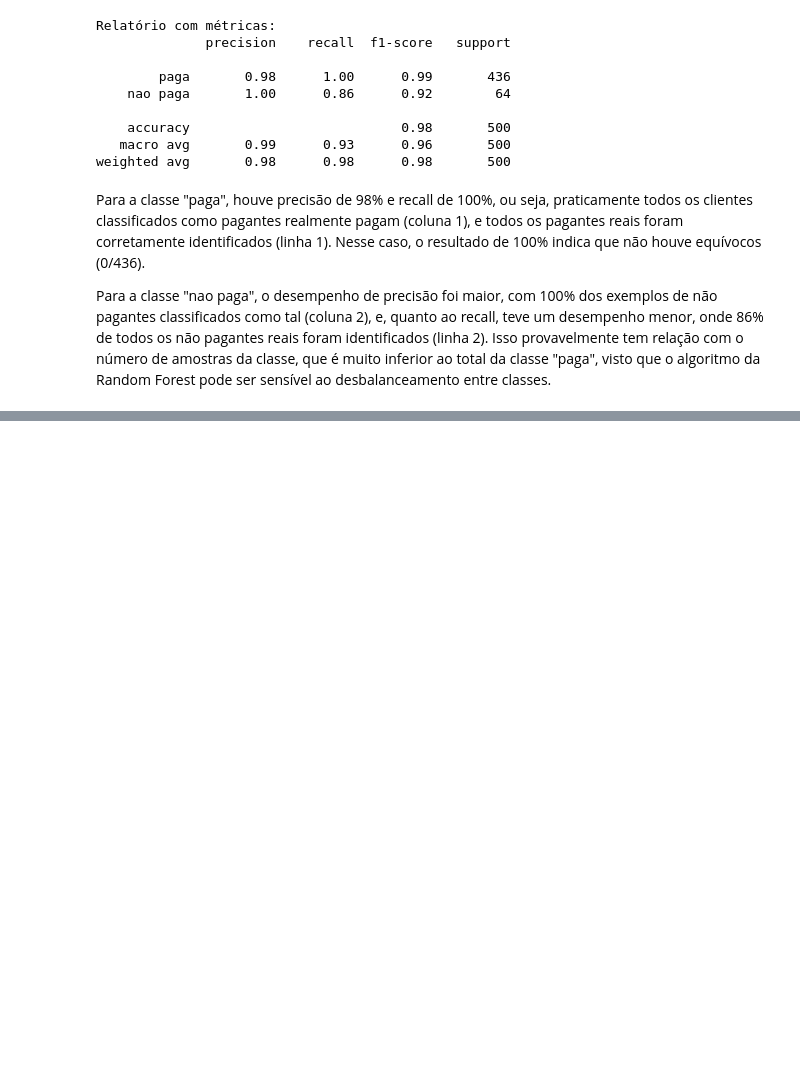
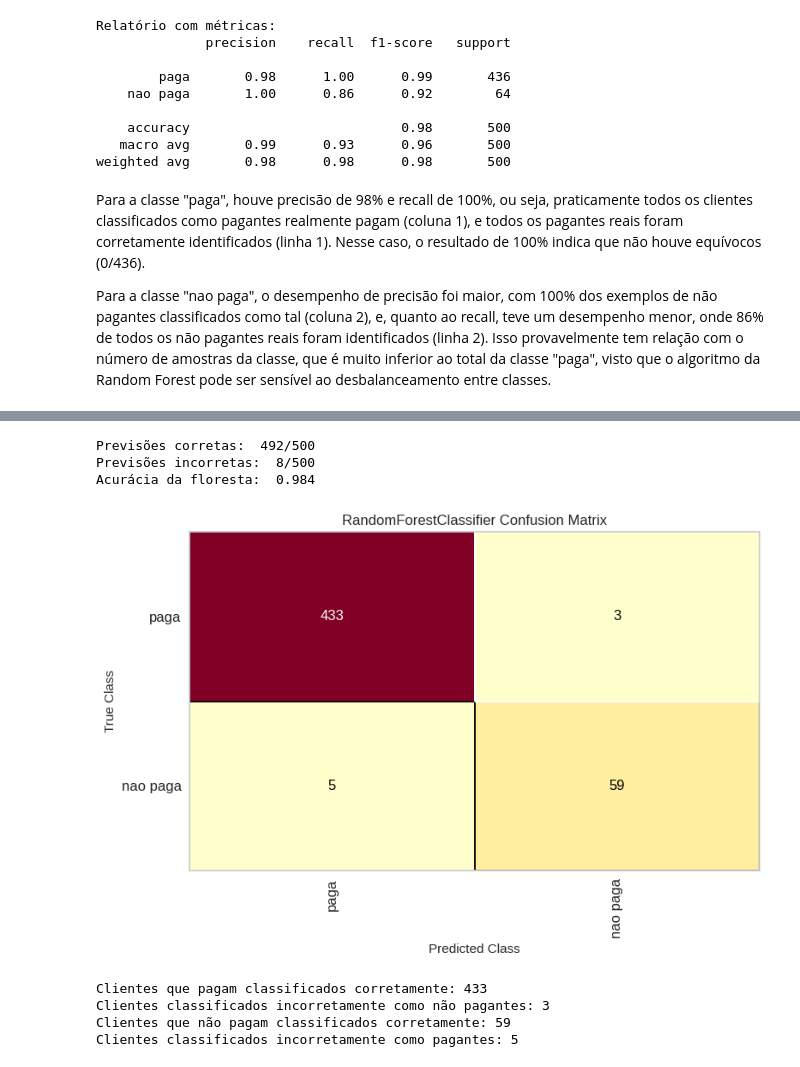
Before and after one commit to Marlon-Sbardelatti/machine-learning, a Jupyter notebook: trabalho-03/decision_tree.ipynb, the cells around one changed output, grey strips where cells are left out. Cells and saved outputs as stored; diff of their text form; code cells hidden in the pictures; blank space fills up the shorter version.

Commit message:
:memo: docs(decision_tree): experiment using 40 trees and analyse

```diff
--- a/trabalho-03/decision_tree.ipynb
+++ b/trabalho-03/decision_tree.ipynb
@@ -388,3 +388,23 @@ weighted avg       0.98      0.98      0.98       500
 Para a classe "paga", houve precisão de 98% e recall de 100%, ou seja, praticamente todos os clientes classificados como pagantes realmente pagam (coluna 1), e todos os pagantes reais foram corretamente identificados (linha 1). Nesse caso, o resultado de 100% indica que não houve equívocos (0/436).
 
 Para a classe "nao paga", o desempenho de precisão foi maior, com 100% dos exemplos de não pagantes classificados como tal (coluna 2), e, quanto ao recall, teve um desempenho menor, onde 86% de todos os não pagantes reais foram identificados (linha 2). Isso provavelmente tem relação com o número de amostras da classe, que é muito inferior ao total da classe "paga", visto que o algoritmo da Random Forest pode ser sensível ao desbalanceamento entre classes.
+# %%
+# Usando 40 árvores sem restringir amostras por folha
+random_forest_classifier = RandomForestClassifier(
+  n_estimators=40,
+  criterion='entropy',
+  random_state=0
+)
+
+# Treinamento com ajuste de nº de árvores
+forest_credit = random_forest_classifier.fit(X_credit_treinamento, y_credit_treinamento)
+
+# Plota 1ª árvore gerada da floresta
+plt.figure(figsize=(20,10))
+tree.plot_tree(
+  random_forest_classifier.estimators_[0],
+  feature_names=ATTRIBUTE_NAMES,
+  class_names=TARGET_NAMES,
+  filled=True
+)
+plt.show()
@@ -390,0 +413,38 @@ Para a classe "nao paga", o desempenho de precisão foi maior, com 100% dos exem
+# %%
+predictions_credit_forest = forest_credit.predict(X_credit_teste)
+credit_accuracy = calculate_forest_accuracy(y_credit_teste, predictions_credit_forest)
+
+print(f'Acurácia da floresta:  {credit_accuracy}')
+# %% [output]
+Previsões corretas:  492/500
+Previsões incorretas:  8/500
+Acurácia da floresta:  0.984
+# %%
+cm = ConfusionMatrix(forest_credit, classes=TARGET_NAMES)
+cm.fit(X_credit_treinamento, y_credit_treinamento)
+cm.score(X_credit_teste, y_credit_teste)
+cm.show()
+
+plt.show()
+# %% [output]
+[figure, added]
+# %%
+# Acessa as células da matriz para apresentar os valores
+cm_data = cm.confusion_matrix_
+
+# i)
+print(f'Clientes que pagam classificados corretamente: {cm_data[0][0]}')
+
+# ii)
+print(f'Clientes classificados incorretamente como não pagantes: {cm_data[0][1]}')
+
+# iii)
+print(f'Clientes que não pagam classificados corretamente: {cm_data[1][1]}')
+
+# iv)
+print(f'Clientes classificados incorretamente como pagantes: {cm_data[1][0]}')
+# %% [output]
+Clientes que pagam classificados corretamente: 433
+Clientes classificados incorretamente como não pagantes: 3
+Clientes que não pagam classificados corretamente: 59
+Clientes classificados incorretamente como pagantes: 5
```
Also changed, not shown: parts of 8 cells of this notebook.
